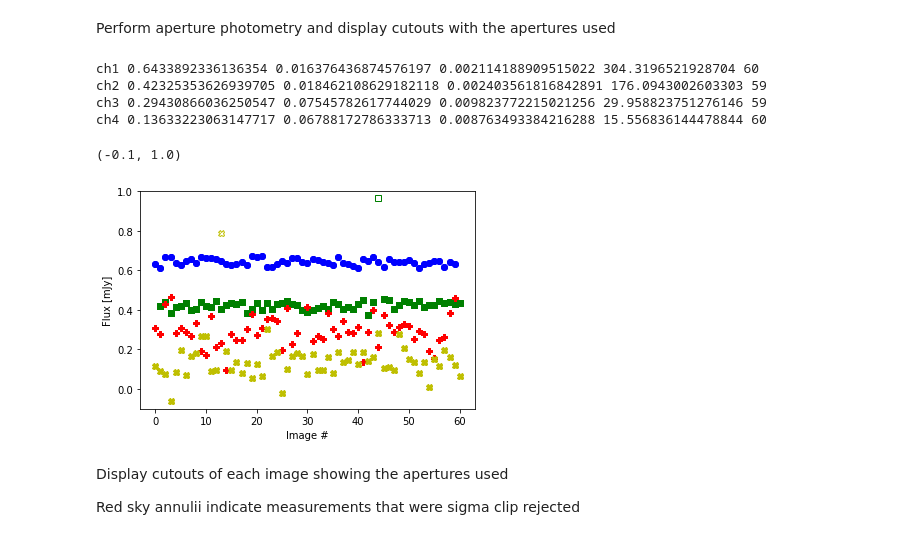
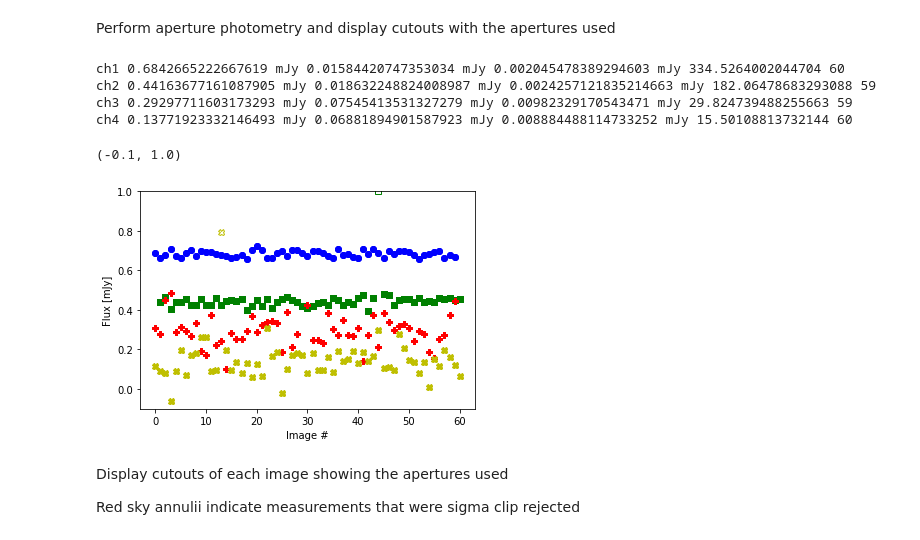
Before and after one commit to STScI-MIRI/spitzerwebb_absflux, a Jupyter notebook: GD71 IRAC photometry.ipynb, the cells around one changed output. Drawn from its saved outputs; the diff is of its cells as text; code cells hidden in the pictures.

```diff
--- a/GD71 IRAC photometry.ipynb
+++ b/GD71 IRAC photometry.ipynb
@@ -74,7 +74,7 @@ new_center = mosimage_cutout.wcs.pixel_to_world(new_center_pix[0], new_center_pi
 # %% [markdown]
 Perform aperture photometry and display cutouts with the apertures used
 # %%
-allchfiles = [np.sort(glob.glob(f"data/{sourcename}/{aorid}/ch{i}/bcd/SPITZER_I{i}_*_cbcd.fits")) for i in np.arange(1, 5)]
+allchfiles = [np.sort(glob.glob(f"data/{sourcename}/{aorid}/ch{i}/bcd/SPITZER_I{i}_*_bcd.fits")) for i in np.arange(1, 5)]
 
 chsfluxes = []
 chscorfacs1 = []
@@ -82,10 +82,14 @@ chscorfacs2 = []
 chsfiles = []
 chsx = []
 chsy = []
+medbkgs = []
+totbkgs = []
 for k, allfiles in enumerate(allchfiles):
     sfluxes = []
     corfac1 = []
     corfac2 = []
+    medbkg = []
+    totbkg = []
     files = []
     x = []
     y = []
@@ -94,8 +98,9 @@ for k, allfiles in enumerate(allchfiles):
         image = hdul[0].data
         w = wcs.WCS(hdul[0].header)
 
-        pixscales = np.absolute([hdul[0].header["PXSCAL1"], hdul[0].header["PXSCAL2"]]) / 3600.
-        pix_area_sr = (pixscales[0]*pixscales[1])*((np.pi/180.0))**2
+        # pixscales = np.absolute([hdul[0].header["PXSCAL1"], hdul[0].header["PXSCAL2"]]) / 3600.
+        # pix_area_sr = (pixscales[0]*pixscales[1])*((np.pi/180.0))**2
+        pix_area_sr = w.proj_plane_pixel_area().to(u.sr).value
         conv_fac = 1e9*pix_area_sr  # convert from MJy/sr to mJy/pixel
         image *= conv_fac
 
@@ -108,57 +113,70 @@ for k, allfiles in enumerate(allchfiles):
             sfluxes.append(cflux[0]*apcors[k])
             corfac1.append(cflux[1])
             corfac2.append(cflux[2])
+            medbkg.append(cflux[3])
+            totbkg.append(cflux[4])
             files.append(cfilename)
             x.append(center_pix[0])
             y.append(center_pix[1])
     chsfluxes.append(sfluxes)
     chscorfacs1.append(corfac1)
     chscorfacs2.append(corfac2)
+    medbkgs.append(medbkg)
+    totbkgs.append(totbkg)
     chsfiles.append(files)
     chsx.append(x)
     chsy.append(y)
 # %%
 from astropy.stats import sigma_clip
+
+aphot = QTable(names=("channel", "flux", "stddev", "mean_stddev", "SNR", "npts"),
+               dtype=("int", "float", "float", "float", "float", "int"),
+               units=("", "mJy", "mJy", "mJy", "", ""))
 
 ptype = ['bo', 'gs', 'rP', 'yX']
 chfiltered = []
 for i, sfluxes in enumerate(chsfluxes):
     plt.plot(np.arange(len(sfluxes)), sfluxes, ptype[i], fillstyle="none")
 
     filtered_data = sigma_clip(sfluxes, sigma=3, maxiters=5, masked=True)
     chfiltered.append(filtered_data)
 
     # make and output an astropy table
     ophot = QTable()
     nfluxes = len(sfluxes)
     ophot["AOR"] = [aorid] * nfluxes
     ophot["channel"] = [i+1] * nfluxes
     ophot["pix_x"] = chsx[i]
     ophot["pix_y"] = chsy[i]
     ophot["flux"] = sfluxes * u.mJy
     ophot["pointgaincor"] = chscorfacs1[i]
     ophot["pixelphasecor"] = chscorfacs2[i]
+    ophot["median_bkg"] = medbkgs[i] * u.mJy
+    ophot["total_bkg"] = totbkgs[i] * u.mJy
     ophot["mask"] = filtered_data.mask
     ophot["filename"] = chsfiles[i]
     ophot.write(f"data/{sourcename}/{sourcename}_{aorid}_ch{i+1}_phot.dat", format="ipac", overwrite=True)
 
     plt.plot(np.arange(len(sfluxes)), filtered_data, ptype[i])
 
-    mean = np.mean(filtered_data)
-    stddev = np.std(filtered_data)
+    mean = np.mean(filtered_data) * u.mJy
+    stddev = np.std(filtered_data) * u.mJy
     stdmean = stddev / np.sqrt(len(filtered_data[~filtered_data.mask]))
     print(f"ch{i+1}", mean, stddev, stdmean, mean/stdmean, len(filtered_data[~filtered_data.mask]))
+    aphot.add_row([i+1, mean, stddev, stdmean, mean/stdmean, len(filtered_data[~filtered_data.mask])])
+
+aphot.write(f"data/{sourcename}/{sourcename}_{aorid}_ave_phot.dat", format="ipac", overwrite=True)
 
 plt.xlabel("Image #")
 plt.ylabel("Flux [mJy]")
 plt.ylim(-0.1, 1.0)
 # %% [output]
-ch1 0.6433892336136354 0.016376436874576197 0.002114188909515022 304.3196521928704 60
-ch2 0.42325353626939705 0.018462108629182118 0.002403561816842891 176.0943002603303 59
-ch3 0.29430866036250547 0.07545782617744029 0.009823772215021256 29.958823751276146 59
-ch4 0.13633223063147717 0.06788172786333713 0.008763493384216288 15.556836144478844 60
+ch1 0.6842665222667619 mJy 0.01584420747353034 mJy 0.002045478389294603 mJy 334.5264002044704 60
+ch2 0.44163677161087905 mJy 0.018632248824008987 mJy 0.0024257121835214663 mJy 182.06478683293088 59
+ch3 0.29297711603173293 mJy 0.07545413531327279 mJy 0.00982329170543471 mJy 29.824739488255663 59
+ch4 0.13771923332146493 mJy 0.06881894901587923 mJy 0.008884488114733252 mJy 15.50108813732144 60
 (-0.1, 1.0)
-[figure, old version]
+[figure, new version]
 # %% [markdown]
 Display cutouts of each image showing the apertures used
 
```
Also changed, not shown: 4 other files.
